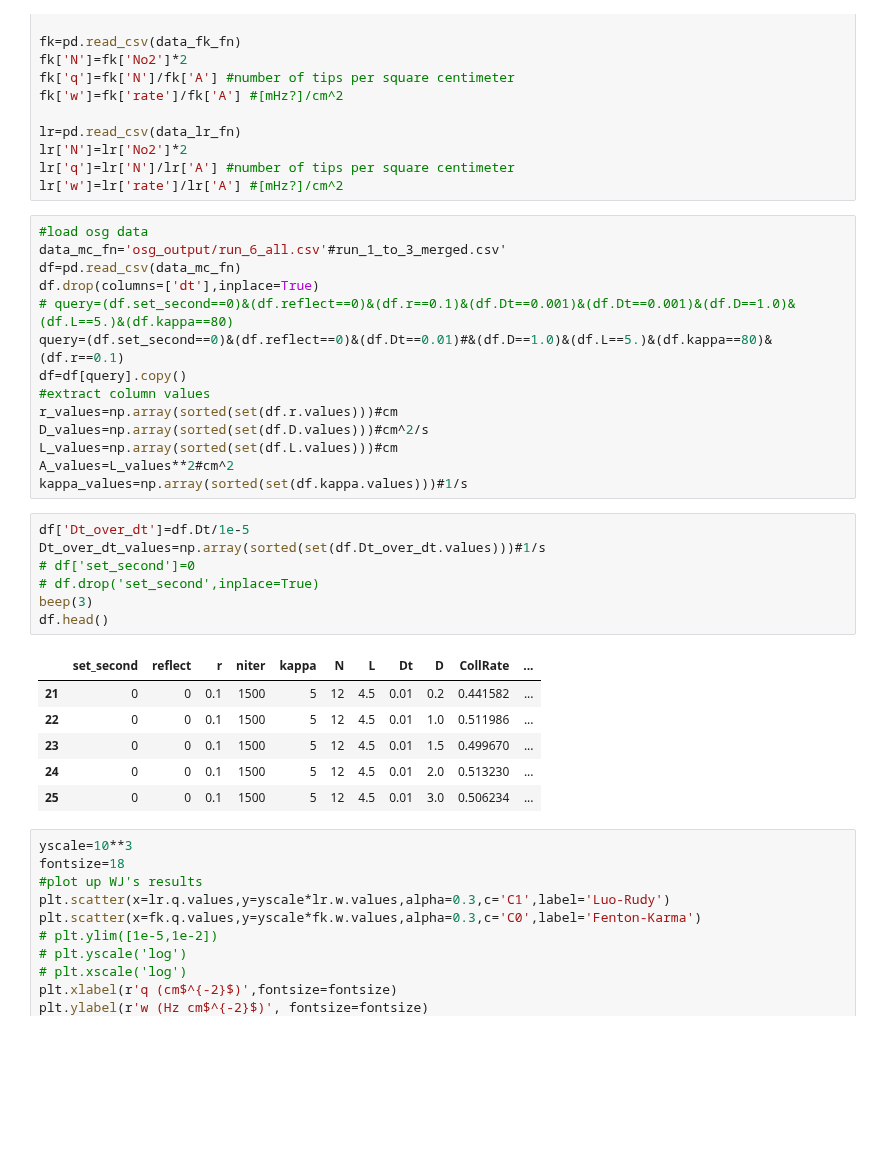
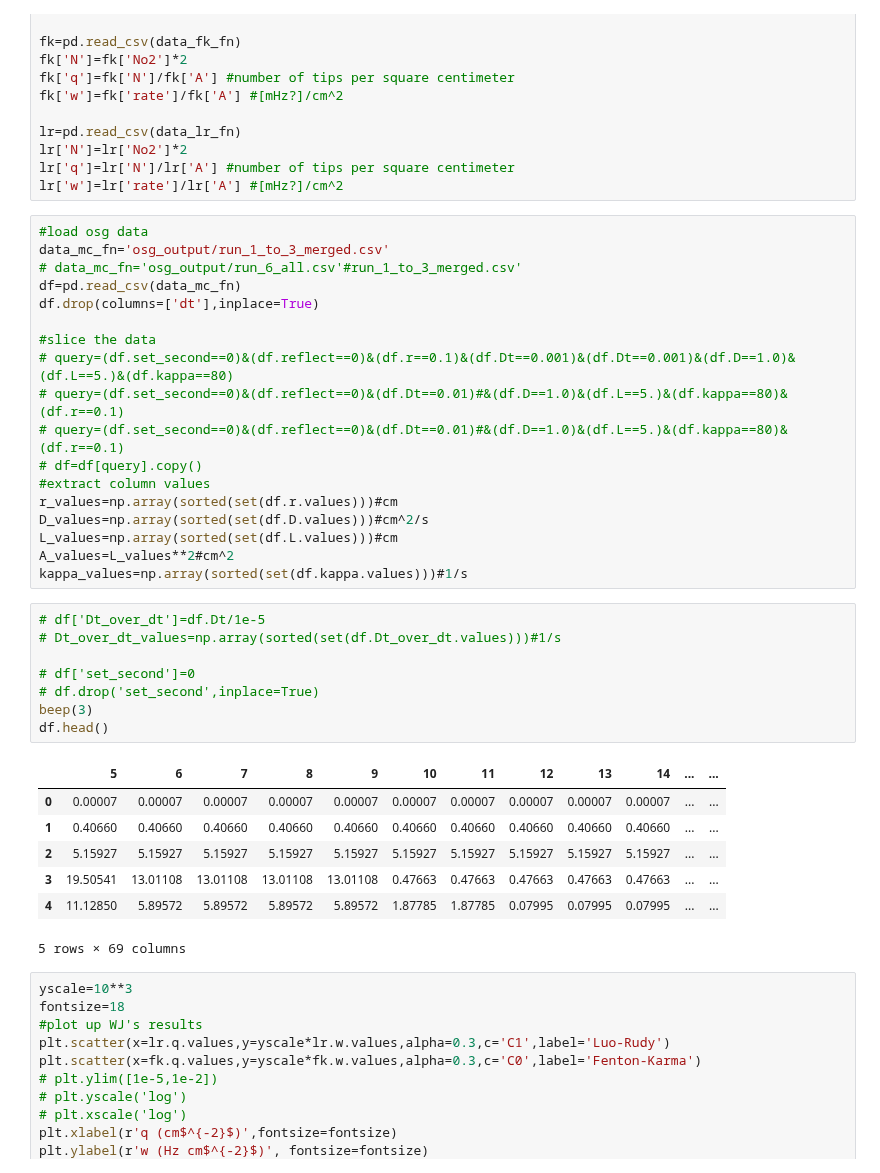
Before and after one commit to timtyree/bgmc, a Jupyter notebook: python/fitting monte carlo results to birth death rates from the full simulation.ipynb, the cells around one changed output. Drawn from its saved outputs; the diff is of its cells as text; blank space fills up the shorter version.

```diff
--- a/python/fitting monte carlo results to birth death rates from the full simulation.ipynb
+++ b/python/fitting monte carlo results to birth death rates from the full simulation.ipynb
@@ -35,12 +32,16 @@ lr['q']=lr['N']/lr['A'] #number of tips per square centimeter
 lr['w']=lr['rate']/lr['A'] #[mHz?]/cm^2
 # %%
 #load osg data
-data_mc_fn='osg_output/run_6_all.csv'#run_1_to_3_merged.csv'
+data_mc_fn='osg_output/run_1_to_3_merged.csv'
+# data_mc_fn='osg_output/run_6_all.csv'#run_1_to_3_merged.csv'
 df=pd.read_csv(data_mc_fn)
 df.drop(columns=['dt'],inplace=True)
+
+#slice the data
 # query=(df.set_second==0)&(df.reflect==0)&(df.r==0.1)&(df.Dt==0.001)&(df.Dt==0.001)&(df.D==1.0)&(df.L==5.)&(df.kappa==80)
-query=(df.set_second==0)&(df.reflect==0)&(df.Dt==0.01)#&(df.D==1.0)&(df.L==5.)&(df.kappa==80)&(df.r==0.1)
-df=df[query].copy()
+# query=(df.set_second==0)&(df.reflect==0)&(df.Dt==0.01)#&(df.D==1.0)&(df.L==5.)&(df.kappa==80)&(df.r==0.1)
+# query=(df.set_second==0)&(df.reflect==0)&(df.Dt==0.01)#&(df.D==1.0)&(df.L==5.)&(df.kappa==80)&(df.r==0.1)
+# df=df[query].copy()
 #extract column values
 r_values=np.array(sorted(set(df.r.values)))#cm
 D_values=np.array(sorted(set(df.D.values)))#cm^2/s
@@ -48,19 +49,21 @@ L_values=np.array(sorted(set(df.L.values)))#cm
 A_values=L_values**2#cm^2
 kappa_values=np.array(sorted(set(df.kappa.values)))#1/s
 # %%
-df['Dt_over_dt']=df.Dt/1e-5
-Dt_over_dt_values=np.array(sorted(set(df.Dt_over_dt.values)))#1/s
+# df['Dt_over_dt']=df.Dt/1e-5
+# Dt_over_dt_values=np.array(sorted(set(df.Dt_over_dt.values)))#1/s
+
 # df['set_second']=0
 # df.drop('set_second',inplace=True)
 beep(3)
 df.head()
 # %% [output]
-|  | set_second | reflect | r | niter | kappa | N | L | Dt | D | CollRate | ... |
-| 21 | 0 | 0 | 0.1 | 1500 | 5 | 12 | 4.5 | 0.01 | 0.2 | 0.441582 | ... |
-| 22 | 0 | 0 | 0.1 | 1500 | 5 | 12 | 4.5 | 0.01 | 1.0 | 0.511986 | ... |
-| 23 | 0 | 0 | 0.1 | 1500 | 5 | 12 | 4.5 | 0.01 | 1.5 | 0.499670 | ... |
-| 24 | 0 | 0 | 0.1 | 1500 | 5 | 12 | 4.5 | 0.01 | 2.0 | 0.513230 | ... |
-| 25 | 0 | 0 | 0.1 | 1500 | 5 | 12 | 4.5 | 0.01 | 3.0 | 0.506234 | ... |
+|  | 5 | 6 | 7 | 8 | 9 | 10 | 11 | 12 | 13 | 14 | ... | ... |
+| 0 | 0.00007 | 0.00007 | 0.00007 | 0.00007 | 0.00007 | 0.00007 | 0.00007 | 0.00007 | 0.00007 | 0.00007 | ... | ... |
+| 1 | 0.40660 | 0.40660 | 0.40660 | 0.40660 | 0.40660 | 0.40660 | 0.40660 | 0.40660 | 0.40660 | 0.40660 | ... | ... |
+| 2 | 5.15927 | 5.15927 | 5.15927 | 5.15927 | 5.15927 | 5.15927 | 5.15927 | 5.15927 | 5.15927 | 5.15927 | ... | ... |
+| 3 | 19.50541 | 13.01108 | 13.01108 | 13.01108 | 13.01108 | 0.47663 | 0.47663 | 0.47663 | 0.47663 | 0.47663 | ... | ... |
+| 4 | 11.12850 | 5.89572 | 5.89572 | 5.89572 | 5.89572 | 1.87785 | 1.87785 | 0.07995 | 0.07995 | 0.07995 | ... | ... |
+5 rows × 69 columns
 # %%
 yscale=10**3
 fontsize=18
```
Also changed, not shown: parts of 20 cells of this notebook, 2 other files.
